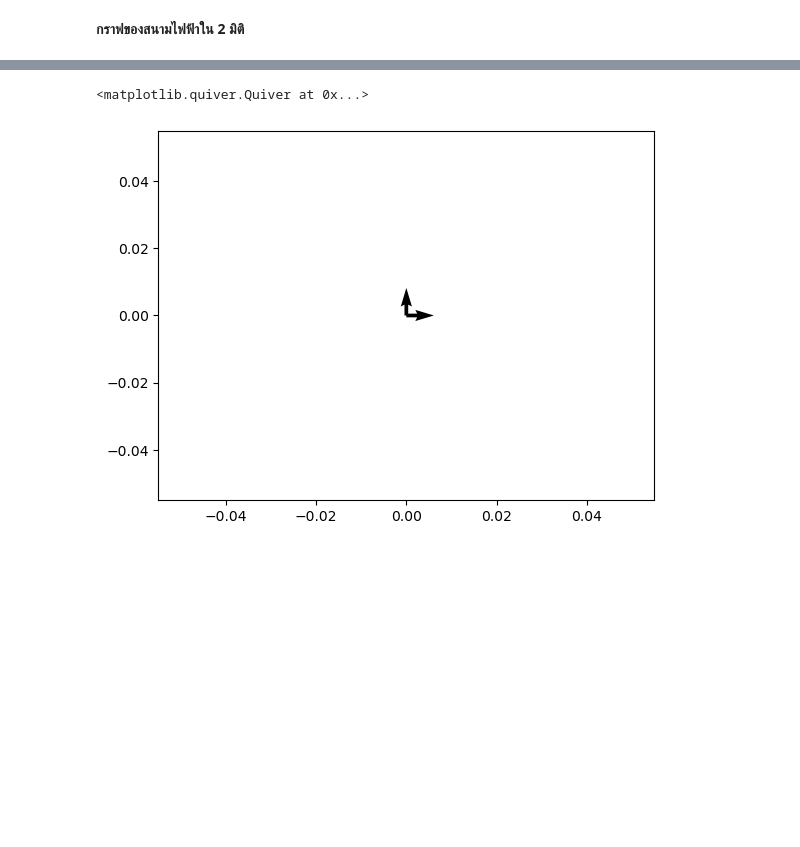
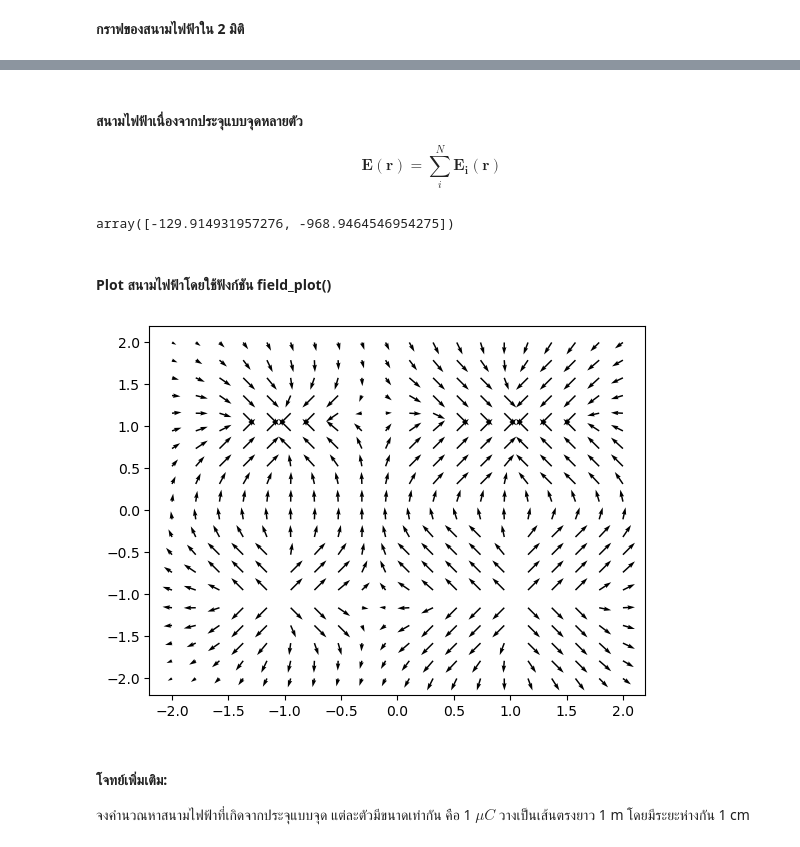
Before and after one commit to nayot/emag, a Jupyter notebook: Basic_Coulomb.ipynb, the cells around one changed output, grey strips where cells are left out. Saved outputs shown, nothing was run; the diff lists cells and outputs as text; code cells hidden in the pictures; blank space fills up the shorter version.

```diff
--- a/Basic_Coulomb.ipynb
+++ b/Basic_Coulomb.ipynb
@@ -39,4 +37,0 @@ array([0.43643578, 0.21821789, 0.87287156])
-# %%
-def E_func(x, y, z):
-    sqrtxy = np.sqrt(x**2 + y**2)
-    return np.array([4.0 * np.sin(x / sqrtxy), 3.0 * np.cos(y / sqrtxy), 0.0])
@@ -47,4 +37,0 @@ array([1.72981936, 1.87789687, 0.        ])
-# %%
-E = E_func(1, 1, 1)
-q = -10e-3
-q * E
@@ -100,7 +78,7 @@ try:
 except ImportError:
     pass
 # ฟังก์ชันสำหรับ plot กราฟเวคเตอร์ โดยรับฟังกชัน field_func ซึ่งใช้ในการคำนวณค่าของสนาม ณ จุดต่าง ๆ
-def vector_plot(field_func, num_grids=20, x_min=-10, x_max=10, y_min=-10, y_max=10):
+def field_plot(field_func, num_grids=20, x_min=-10, x_max=10, y_min=-10, y_max=10):
     x = np.linspace(x_min, x_max, num_grids)
     y = np.linspace(y_min, y_max, num_grids)
 
@@ -175,11 +103,32 @@ import matplotlib.pyplot as plt
-# %%
-# Creating arrow
-x_pos = [0, 0]
-y_pos = [0, 0]
-x_direct = [1, 0]
-y_direct = [0, 1]
-
-plt.quiver(x_pos, y_pos, x_direct, y_direct)
-# %% [output]
-<matplotlib.quiver.Quiver at 0x...>
-[figure, removed]
+# %% [markdown]
+#### สนามไฟฟ้าเนื่องจากประจุแบบจุดหลายตัว
+$$\mathbf{E(r)}=\sum_i^N\mathbf{E_i(r)}$$
+# %%
+# ขนาดของประจุแต่ละตัว
+Qs = np.array([1e-6, -1e-6, 2.5e-6, -2.5e-6])
+# ตำแหน่งของประจุ
+rps = np.array([[-1,-1], [-1, 1], [1, -1], [1, 1]])
+# Function ของสนามไฟฟ้า
+
+def E_func(x, y):
+    Etotal = 0
+    for i, Q in enumerate(Qs):
+        r = np.array([x, y])
+        rp = rps[i]
+        R = r - rp
+        E = Q / (4.0 * pi * epsilon_0) * R / norm(R)**3
+        Etotal += E
+    return Etotal
+# %%
+E_func(1, 5)
+# %% [output]
+array([-129.914931957276, -968.9464546954275])
+# %% [markdown]
+#### Plot สนามไฟฟ้าโดยใช้ฟังก์ชัน field_plot()
+# %%
+field_plot(E_func, x_min=-2, x_max=2, y_min=-2, y_max=2)
+# %% [output]
+[figure, added]
+# %% [markdown]
+#### โจทย์เพิ่มเติม:
+จงคำนวณหาสนามไฟฟ้าที่เกิดจากประจุแบบจุด แต่ละตัวมีขนาดเท่ากัน คือ 1 $\mu C$ วางเป็นเส้นตรงยาว 1 m โดยมีระยะห่างกัน 1 cm
```
Also changed, not shown: parts of 16 cells of this notebook.
